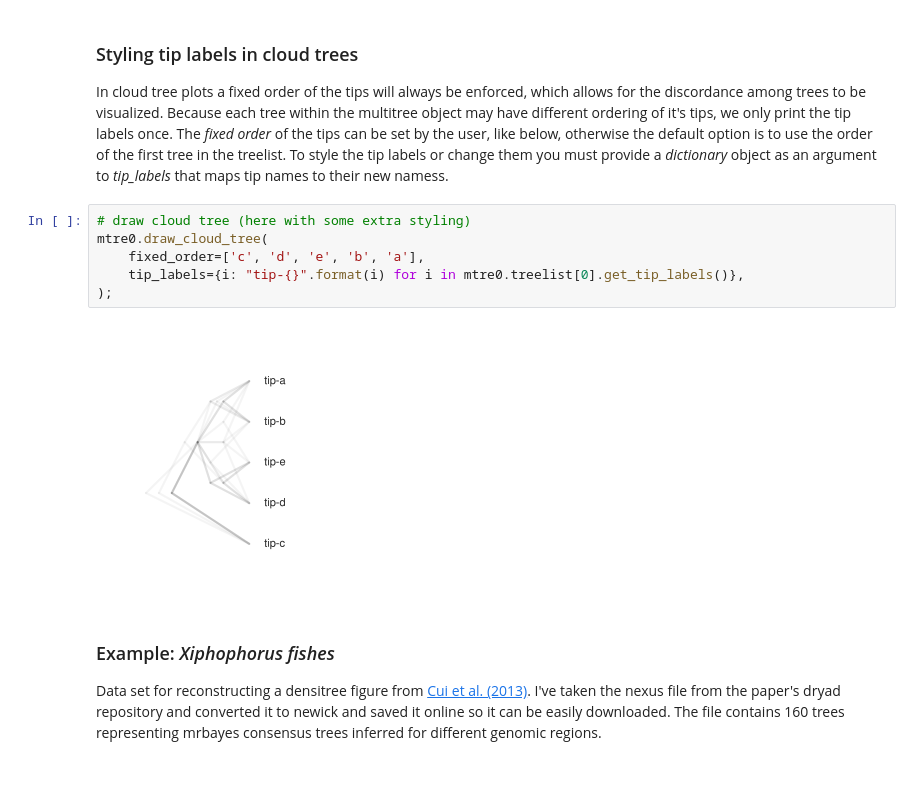
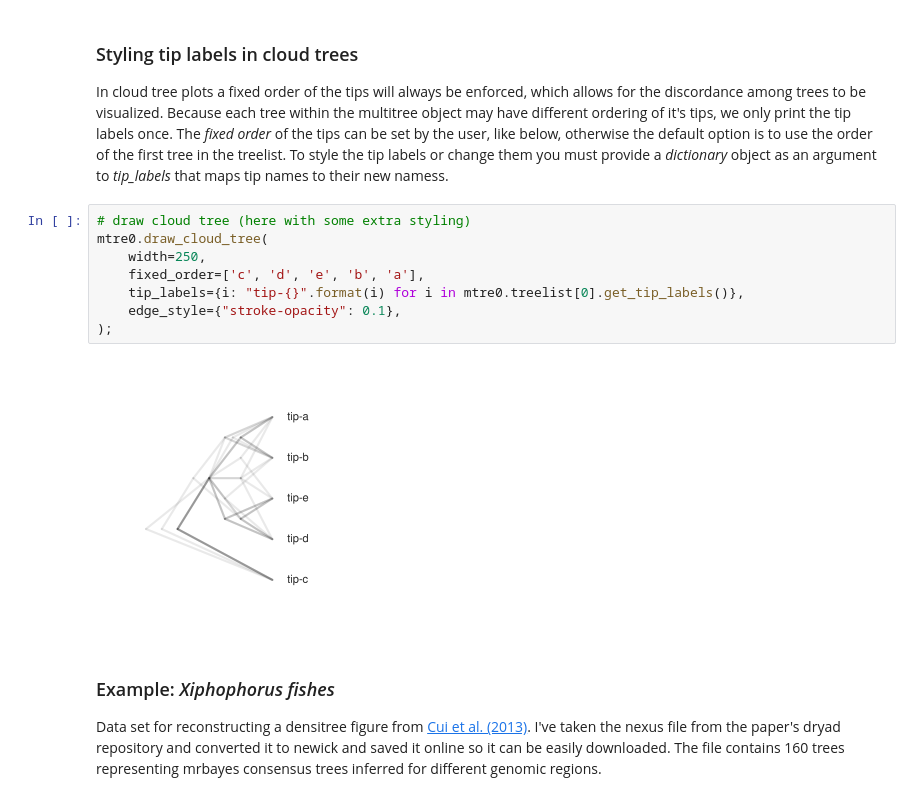
Before and after one commit to eaton-lab/toytree, a Jupyter notebook: docs/7-multitrees.ipynb, the cells around one changed output. Cells and saved outputs as stored; diff of their text form.

```diff
--- a/docs/7-multitrees.ipynb
+++ b/docs/7-multitrees.ipynb
@@ -127,11 +127,13 @@ In cloud tree plots a fixed order of the tips will always be enforced, which all
 # %%
 # draw cloud tree (here with some extra styling)
 mtre0.draw_cloud_tree(
+    width=250,
     fixed_order=['c', 'd', 'e', 'b', 'a'],
     tip_labels={i: "tip-{}".format(i) for i in mtre0.treelist[0].get_tip_labels()},
+    edge_style={"stroke-opacity": 0.1},
 );
 # %% [output]
-[figure, old version]
+[figure, new version]
 # %% [markdown]
 ### Example: <i>Xiphophorus fishes</i>
 Data set for reconstructing a densitree figure from [Cui et al. (2013)](https://datadryad.org/resource/doi:10.5061/dryad.8bt72/1). I've taken the nexus file from the paper's dryad repository and converted it to newick and saved it online so it can be easily downloaded. The file contains 160 trees representing mrbayes consensus trees inferred for different genomic regions.
```
Also changed, not shown: parts of 7 cells of this notebook, 7 other files.
